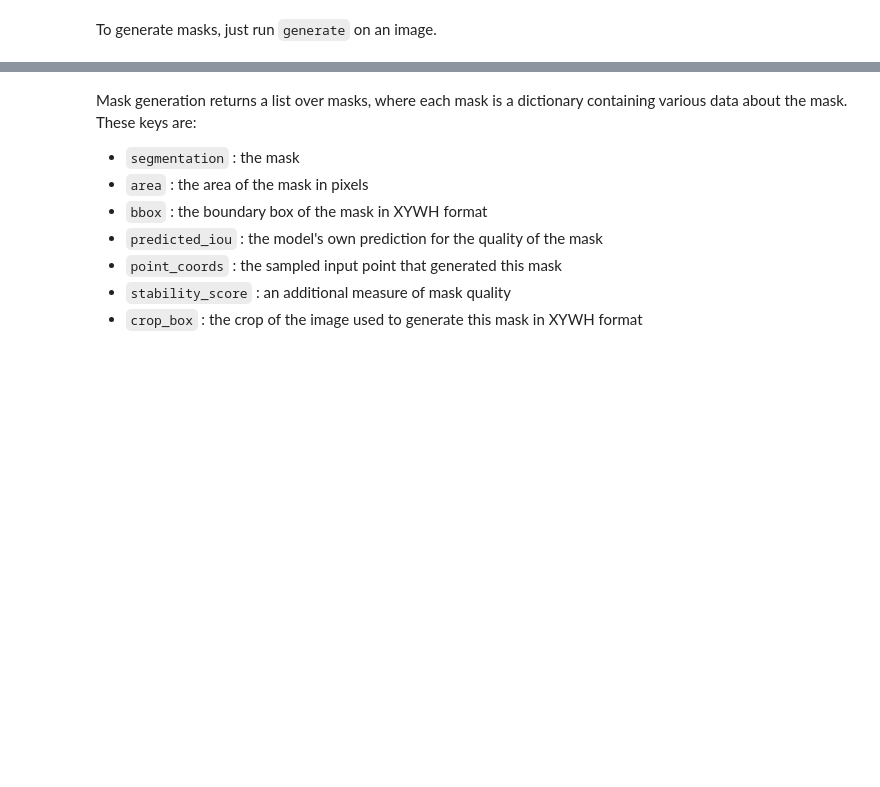
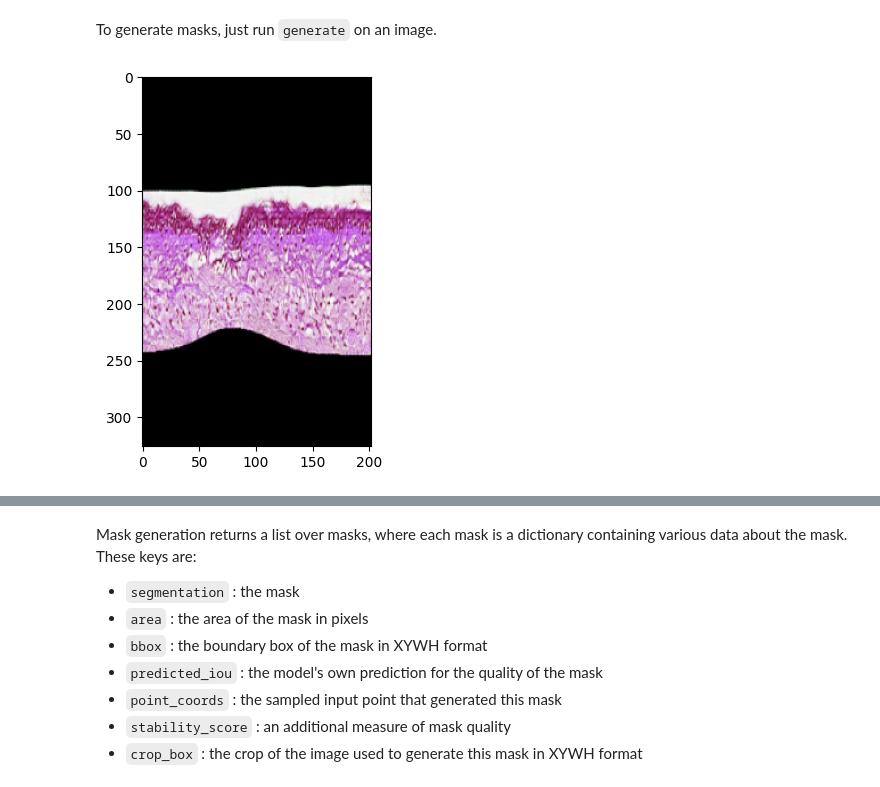
Before and after one commit to WinetraubLab/zero_shot_segmentation, a Jupyter notebook: zero_shot_segmentation_oct.ipynb, the cells around one changed output, grey strips where cells are left out. Saved outputs shown, nothing was run; the diff lists cells and outputs as text; code cells hidden in the pictures; blank space fills up the shorter version.

```diff
--- a/zero_shot_segmentation_oct.ipynb
+++ b/zero_shot_segmentation_oct.ipynb
@@ -183,6 +188,10 @@ sam_vit_h_4b8939.pt 100%[===================>]   2.39G   232MB/s    in 10s
 To generate masks, just run `generate` on an image.
 # %%
 masks = mask_generator.generate(virtual_histology_image_resized)
+# %%
+showImg(virtual_histology_image_resized)
+# %% [output]
+[figure, added]
 # %%
 if visualize_sam_outputs:
   visualize_masks(masks)
```
Also changed, not shown: parts of 10 cells of this notebook.
